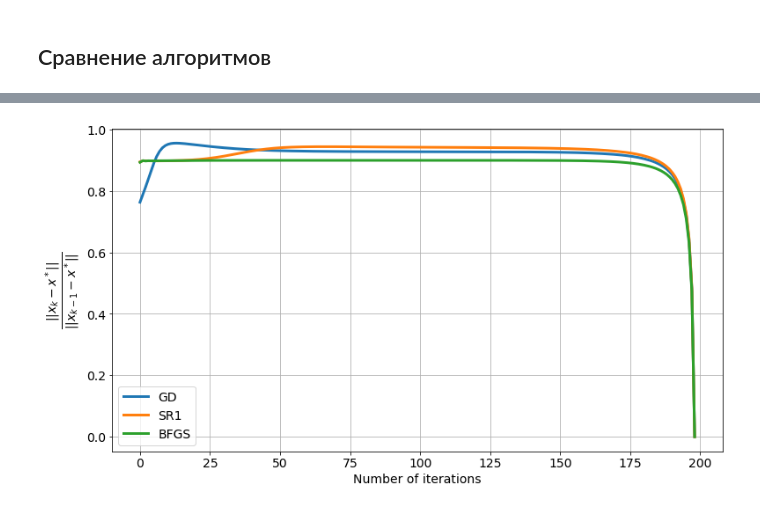
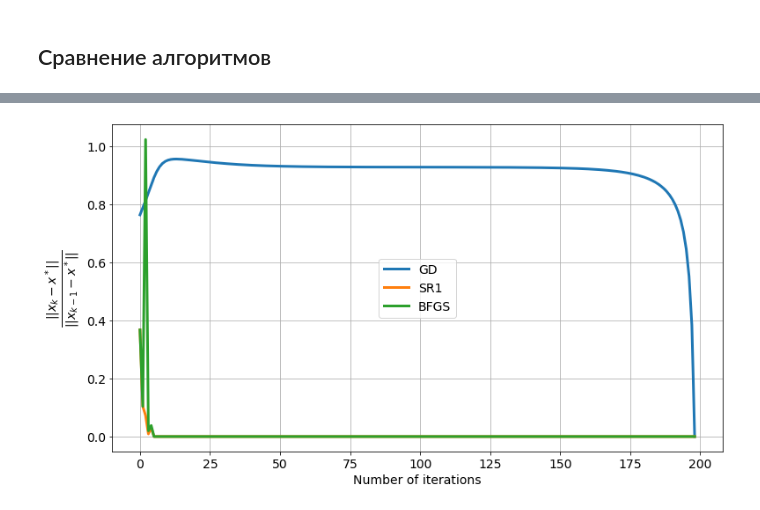
Before and after one commit to hushchyn-mikhail/quasi_newton, a Jupyter notebook: Seminar.ipynb, the cells around one changed output, grey strips where cells are left out. Drawn from its saved outputs; the diff is of its cells as text; code cells hidden in the pictures.

```diff
--- a/Seminar.ipynb
+++ b/Seminar.ipynb
@@ -69,7 +76,7 @@ plt.show()
 # %% [markdown]
 ## Алгоритм градиентного спуска (GD)
 # %%
-def gradient_descent(f, grad, x_0, alpha=0.1, verbose=0):
+def gradient_descent(f, grad, x_0, alpha=0.1, verbose=0, steepest=0):
 
     # Задаем начальную точку
     x_curr = x_0
@@ -86,6 +93,11 @@ def gradient_descent(f, grad, x_0, alpha=0.1, verbose=0):
         g = grad(x_curr)
         if verbose: print('Gradient: ', g)
 
+        # Если найскорейший спуск
+        if steepest:
+            best_alpha = alpha_search(f, x_curr, g)
+            alpha = best_alpha
+
         # Делаем шаг по направлению антиградиента
         x_new = x_curr - alpha * g
         if verbose: print('New x: ', x_new, '\n')
@@ -191,7 +205,7 @@ plt.show()
 # %% [markdown]
 ##  Алгоритм BFGS
 # %%
-def bfgs(f, grad, x_0, alpha=0.1, verbose=0):
+def bfgs(f, grad, x_0, alpha=0.1, verbose=0, steepest=1):
 
     # Задаем начальные условия
     H_curr = np.identity(2)
@@ -209,16 +223,11 @@ def bfgs(f, grad, x_0, alpha=0.1, verbose=0):
         if verbose: print('Iteration: ', i)
         if verbose: print ('Current x: ', x_curr)
 
-        # Обновляем матрицу H
-        pho = 1. / y_curr.T.dot(s_curr)
-        a = np.identity(2) - pho * s_curr.dot(y_curr.T)
-        b = np.identity(2) - pho * y_curr.dot(s_curr.T)
-        H_new = a.dot( H_curr.dot(b) ) + pho * s_curr.dot(s_curr.T)
-        H_curr = H_new
-
         # Делаем шаг оптимизации
         g = grad(x_curr)
-        x_new = x_curr - alpha * H_curr.dot(g)
+        p = H_curr.dot(g)
+        if steepest: alpha = alpha_search(f, x_curr, p)
+        x_new = x_curr - alpha * p
         if verbose: print('New x: ', x_new, '\n')
 
         # Обновляем s и y
@@ -227,6 +236,13 @@ def bfgs(f, grad, x_0, alpha=0.1, verbose=0):
         s_curr = s_new
         y_curr = y_new
 
+        # Обновляем матрицу H
+        pho = 1. / (y_curr.T.dot(s_curr) + 10**-8)
+        a = np.identity(2) - pho * s_curr.dot(y_curr.T)
+        b = np.identity(2) - pho * y_curr.dot(s_curr.T)
+        H_new = a.dot( H_curr.dot(b) ) + pho * s_curr.dot(s_curr.T)
+        H_curr = H_new
+
         # Сохраняем промежуточные результаты
         x_iters_bfgs.append(x_new)
         x_curr = x_new
@@ -262,9 +278,9 @@ alpha = 0.1
 x_0 = np.array([[-0.5], [-0.5]])
 
 # Запускаем оптимизацию функции
-x_iters = gradient_descent(f, grad, x_0, alpha, verbose=0)
-x_iters_sr1 = sr1(f, grad, x_0, alpha, verbose=0)
-x_iters_bfgs = bfgs(f, grad, x_0, alpha, verbose=0)
+x_iters = gradient_descent(f, grad, x_0, alpha, verbose=0, steepest=0)
+x_iters_sr1 = sr1(f, grad, x_0, alpha, verbose=0, steepest=1)
+x_iters_bfgs = bfgs(f, grad, x_0, alpha, verbose=0, steepest=1)
 
 
 # Строим функцию и пути оптимизации
@@ -309,18 +325,22 @@ plt.show()
+# %%
+def ratio(dist):
+    r = dist[1:] / (dist[:-1] + 10**-8)
+    return r
 # %%
 plt.figure(figsize=(11, 6))
 
-plt.plot(dist[1:]/dist[:-1],           linewidth=3, label='GD')
-plt.plot(dist_sr1[1:]/dist_sr1[:-1],   linewidth=3, label="SR1")
-plt.plot(dist_bfgs[1:]/dist_bfgs[:-1], linewidth=3, label='BFGS')
+plt.plot(ratio(dist),      linewidth=3, label='GD')
+plt.plot(ratio(dist_sr1),  linewidth=3, label="SR1")
+plt.plot(ratio(dist_bfgs), linewidth=3, label='BFGS')
 
 plt.xlabel('Number of iterations', size=14)
 plt.xticks(size=14)
 plt.ylabel(r'$\frac{|| x_k - x^*||}{|| x_{k-1} - x^*||}$', size=20)
 plt.yticks(size=14)
 #plt.xlim(0, 50)
 plt.legend(loc='best', fontsize=14)
 plt.grid(b=1)
 plt.tight_layout()
 plt.show()
 # %% [output]
-[figure, old version]
+[figure, new version]
```
Also changed, not shown: parts of 7 cells of this notebook.
